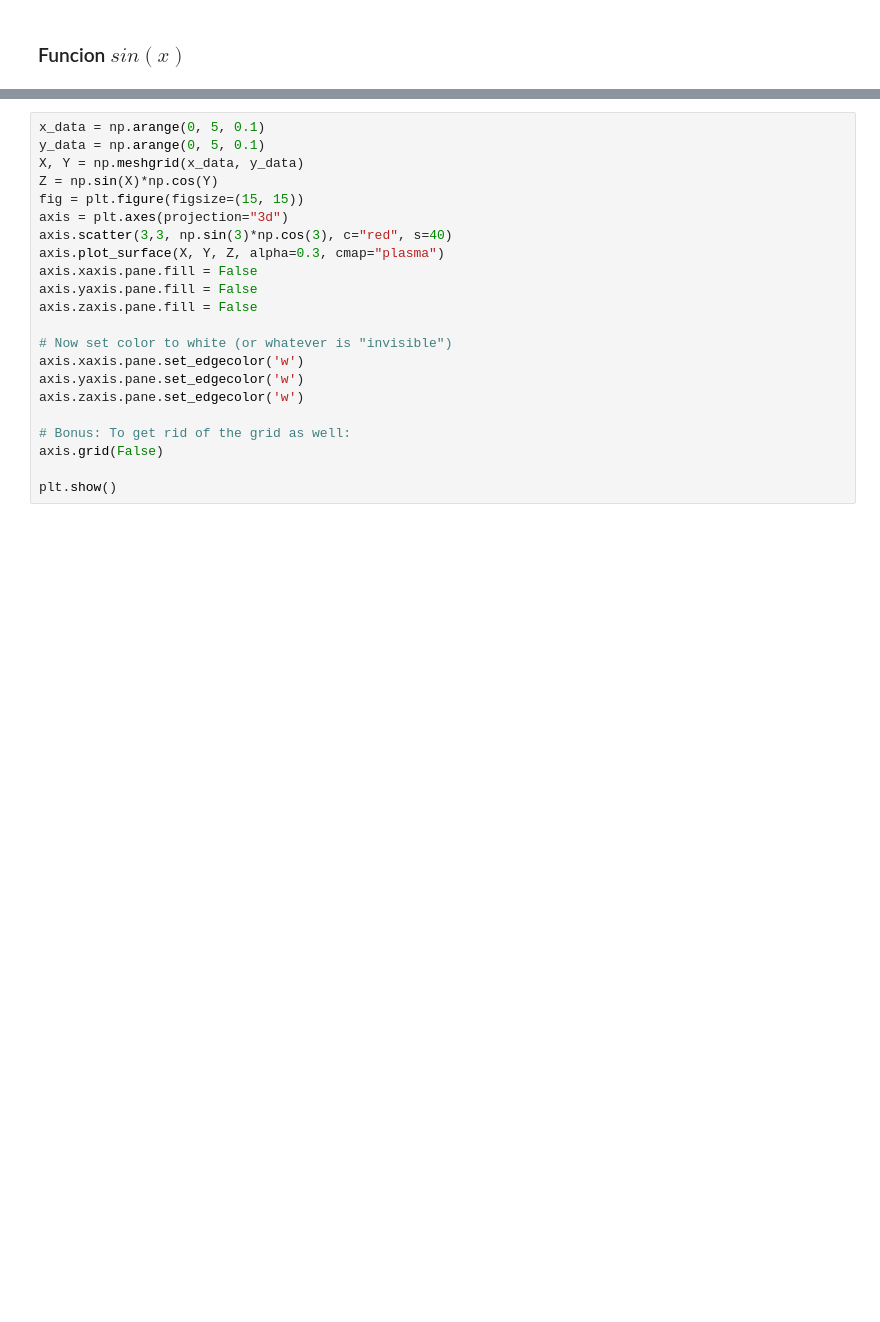
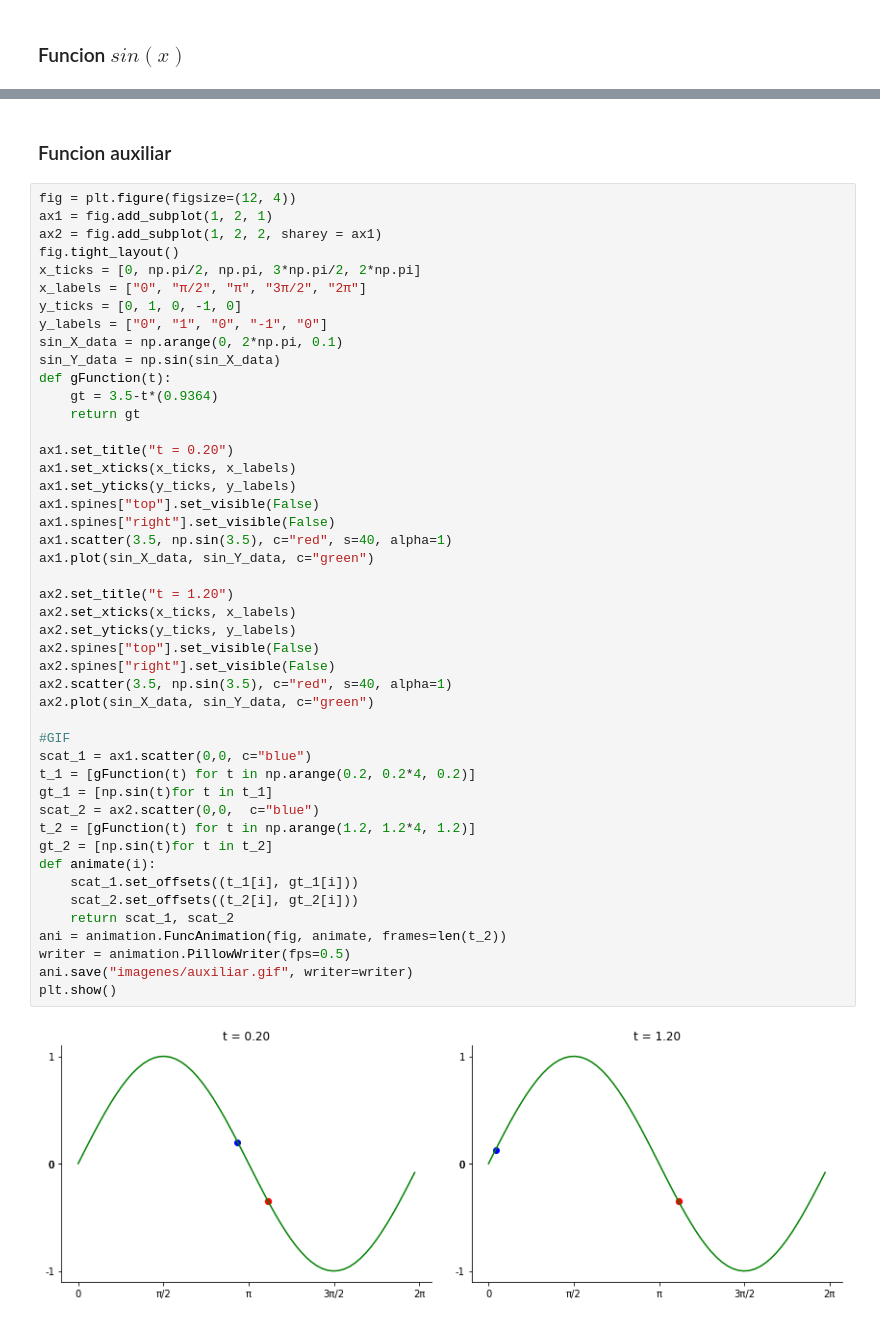
Before and after one commit to exgolden/Optimizacion_Gradiente, a Jupyter notebook: Gradiente.ipynb, the cells around one changed output, grey strips where cells are left out. Cells and saved outputs as stored; diff of their text form; blank space fills up the shorter version.

```diff
--- a/Gradiente.ipynb
+++ b/Gradiente.ipynb
@@ -47,22 +90,50 @@ $$
-# %%
-x_data = np.arange(0, 5, 0.1)
-y_data = np.arange(0, 5, 0.1)
-X, Y = np.meshgrid(x_data, y_data)
-Z = np.sin(X)*np.cos(Y)
-fig = plt.figure(figsize=(15, 15))
-axis = plt.axes(projection="3d")
-axis.scatter(3,3, np.sin(3)*np.cos(3), c="red", s=40)
-axis.plot_surface(X, Y, Z, alpha=0.3, cmap="plasma")
-axis.xaxis.pane.fill = False
-axis.yaxis.pane.fill = False
-axis.zaxis.pane.fill = False
-
-# Now set color to white (or whatever is "invisible")
-axis.xaxis.pane.set_edgecolor('w')
-axis.yaxis.pane.set_edgecolor('w')
-axis.zaxis.pane.set_edgecolor('w')
-
-# Bonus: To get rid of the grid as well:
-axis.grid(False)
-
-plt.show()
+# %% [markdown]
+### Funcion auxiliar
+# %%
+fig = plt.figure(figsize=(12, 4))
+ax1 = fig.add_subplot(1, 2, 1)
+ax2 = fig.add_subplot(1, 2, 2, sharey = ax1)
+fig.tight_layout()
+x_ticks = [0, np.pi/2, np.pi, 3*np.pi/2, 2*np.pi]
+x_labels = ["0", "π/2", "π", "3π/2", "2π"]
+y_ticks = [0, 1, 0, -1, 0]
+y_labels = ["0", "1", "0", "-1", "0"]
+sin_X_data = np.arange(0, 2*np.pi, 0.1)
+sin_Y_data = np.sin(sin_X_data)
+def gFunction(t):
+    gt = 3.5-t*(0.9364)
+    return gt
+
+ax1.set_title("t = 0.20")
+ax1.set_xticks(x_ticks, x_labels)
+ax1.set_yticks(y_ticks, y_labels)
+ax1.spines["top"].set_visible(False)
+ax1.spines["right"].set_visible(False)
+ax1.scatter(3.5, np.sin(3.5), c="red", s=40, alpha=1)
+ax1.plot(sin_X_data, sin_Y_data, c="green")
+
+ax2.set_title("t = 1.20")
+ax2.set_xticks(x_ticks, x_labels)
+ax2.set_yticks(y_ticks, y_labels)
+ax2.spines["top"].set_visible(False)
+ax2.spines["right"].set_visible(False)
+ax2.scatter(3.5, np.sin(3.5), c="red", s=40, alpha=1)
+ax2.plot(sin_X_data, sin_Y_data, c="green")
+
+#GIF
+scat_1 = ax1.scatter(0,0, c="blue")
+t_1 = [gFunction(t) for t in np.arange(0.2, 0.2*4, 0.2)]
+gt_1 = [np.sin(t)for t in t_1]
+scat_2 = ax2.scatter(0,0,  c="blue")
+t_2 = [gFunction(t) for t in np.arange(1.2, 1.2*4, 1.2)]
+gt_2 = [np.sin(t)for t in t_2]
+def animate(i):
+    scat_1.set_offsets((t_1[i], gt_1[i]))
+    scat_2.set_offsets((t_2[i], gt_2[i]))
+    return scat_1, scat_2
+ani = animation.FuncAnimation(fig, animate, frames=len(t_2))
+writer = animation.PillowWriter(fps=0.5)
+ani.save("imagenes/auxiliar.gif", writer=writer)
+plt.show()
+# %% [output]
+[figure, added]
```
Also changed, not shown: parts of 15 cells of this notebook.
